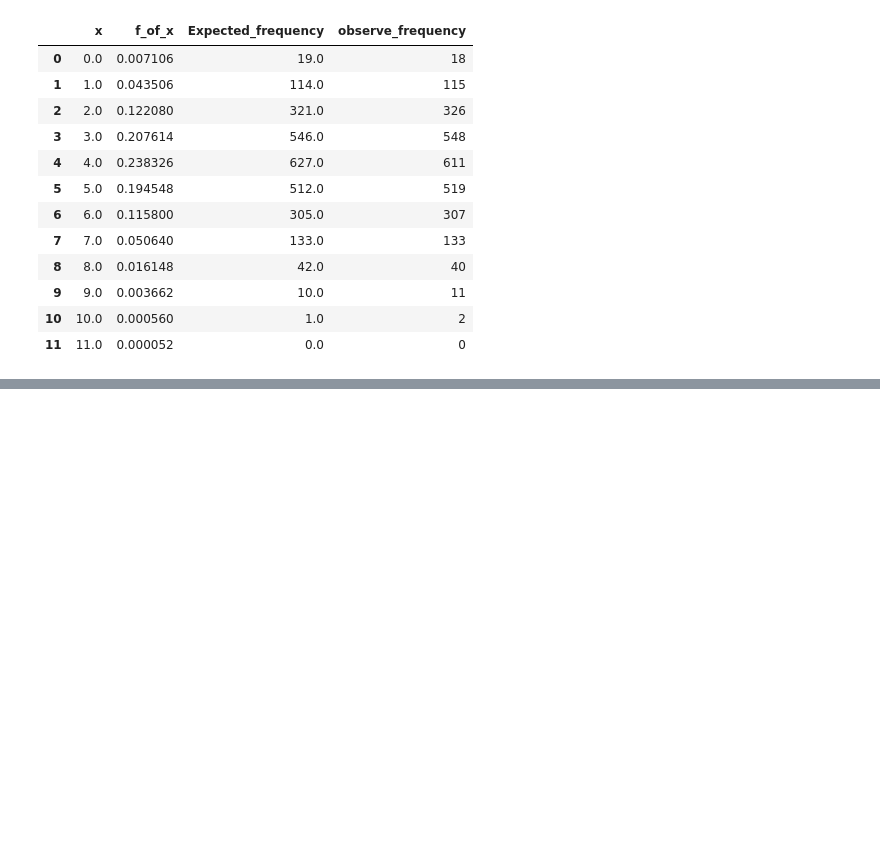
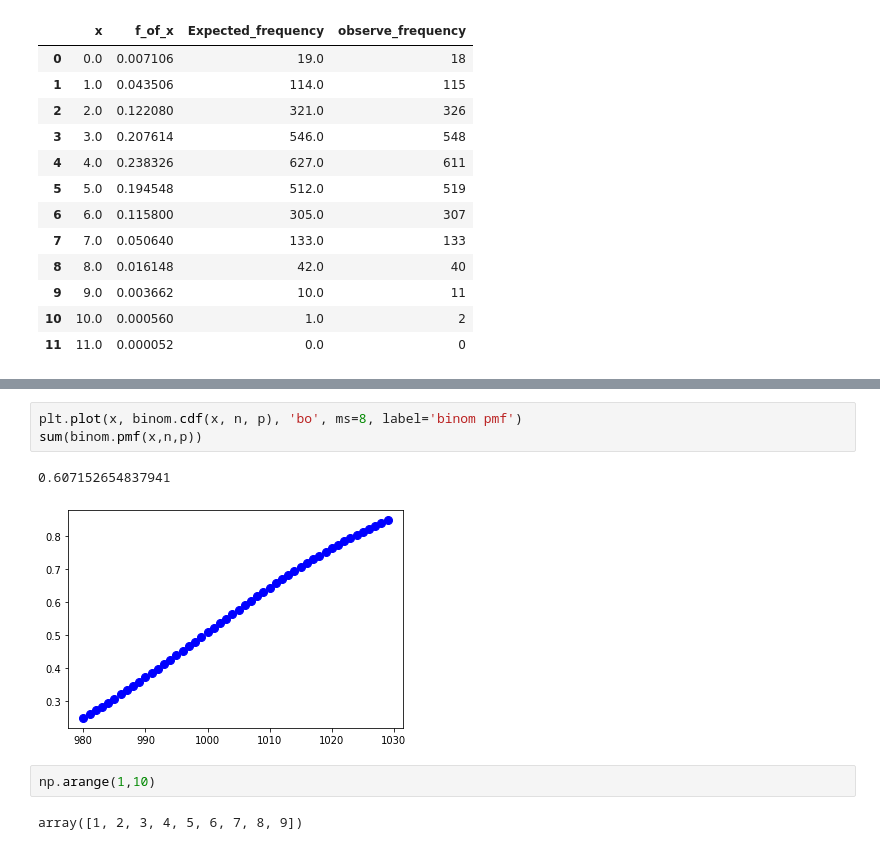
Before and after one commit to samsmusa/datascience, a Jupyter notebook: binomial_pdf.ipynb, the cells around one changed output, grey strips where cells are left out. Drawn from its saved outputs; the diff is of its cells as text; blank space fills up the shorter version.

```diff
--- a/binomial_pdf.ipynb
+++ b/binomial_pdf.ipynb
@@ -141,0 +156,10 @@ df
+# %%
+plt.plot(x, binom.cdf(x, n, p), 'bo', ms=8, label='binom pmf')
+sum(binom.pmf(x,n,p))
+# %% [output]
+0.607152654837941
+[figure, added]
+# %%
+np.arange(1,10)
+# %% [output]
+array([1, 2, 3, 4, 5, 6, 7, 8, 9])
```
Also changed, not shown: parts of 1 cell of this notebook, 2 other files.
